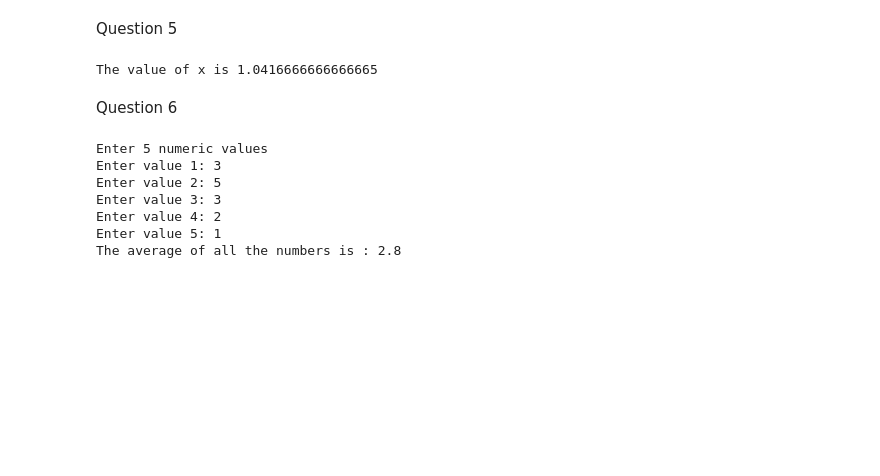
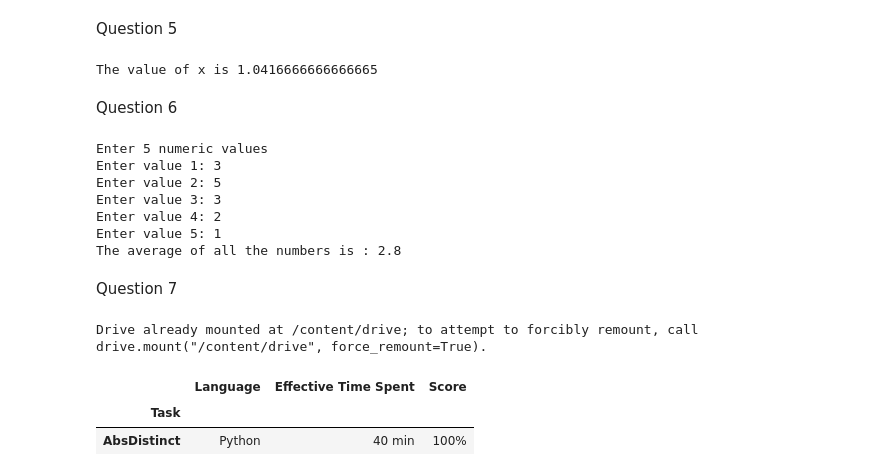
Before and after one commit to Mey14635/Python-DSA-, a Jupyter notebook: Python_DSA_Refresher.ipynb, the cells around one changed output. Cells and saved outputs as stored; diff of their text form; code cells hidden in the pictures; blank space fills up the shorter version.

```diff
--- a/Python_DSA_Refresher.ipynb
+++ b/Python_DSA_Refresher.ipynb
@@ -89,3 +89,23 @@ Enter value 3: 3
 Enter value 4: 2
 Enter value 5: 1
 The average of all the numbers is : 2.8
+# %% [markdown]
+Question 7
+# %%
+from google.colab import drive
+drive.mount ('/content/drive')
+
+path ='/content/codility_report.csv'
+# %% [output]
+Drive already mounted at /content/drive; to attempt to forcibly remount, call drive.mount("/content/drive", force_remount=True).
+# %%
+import pandas as pd
+pd.set_option('display.max_columns',None)
+df =pd.read_csv(
+    path,index_col=0
+    )
+df.head(1)
+# %% [output]
+|  | Language | Effective Time Spent | Score |
+| Task |  |  |  |
+| AbsDistinct | Python | 40 min | 100% |
```
Also changed, not shown: parts of 1 cell of this notebook.
